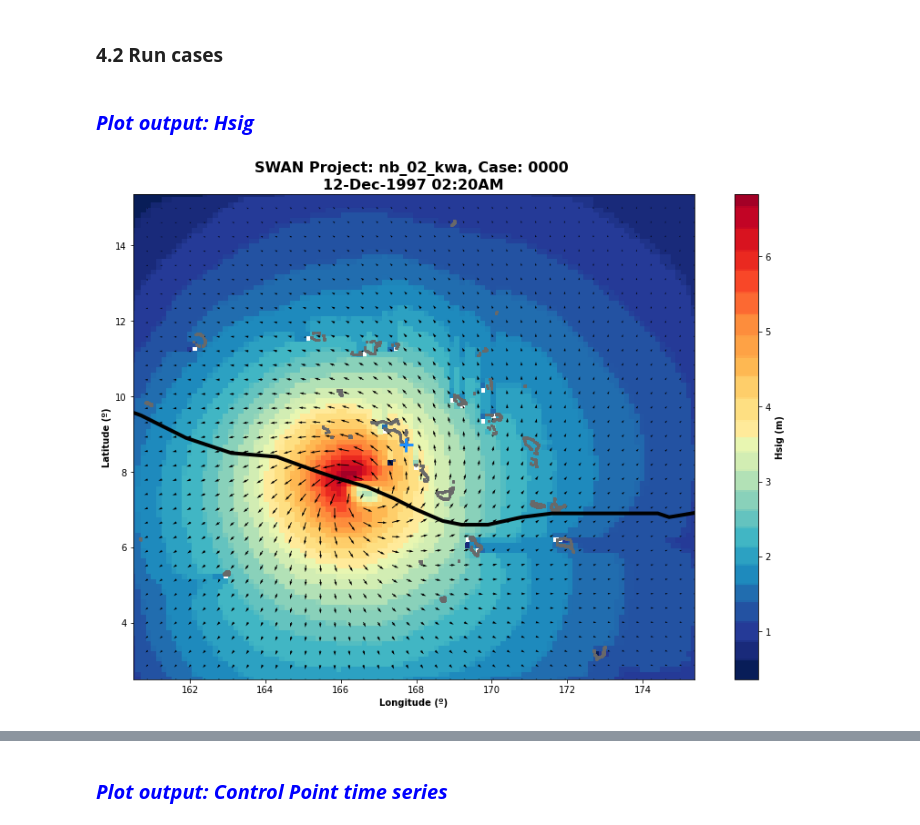
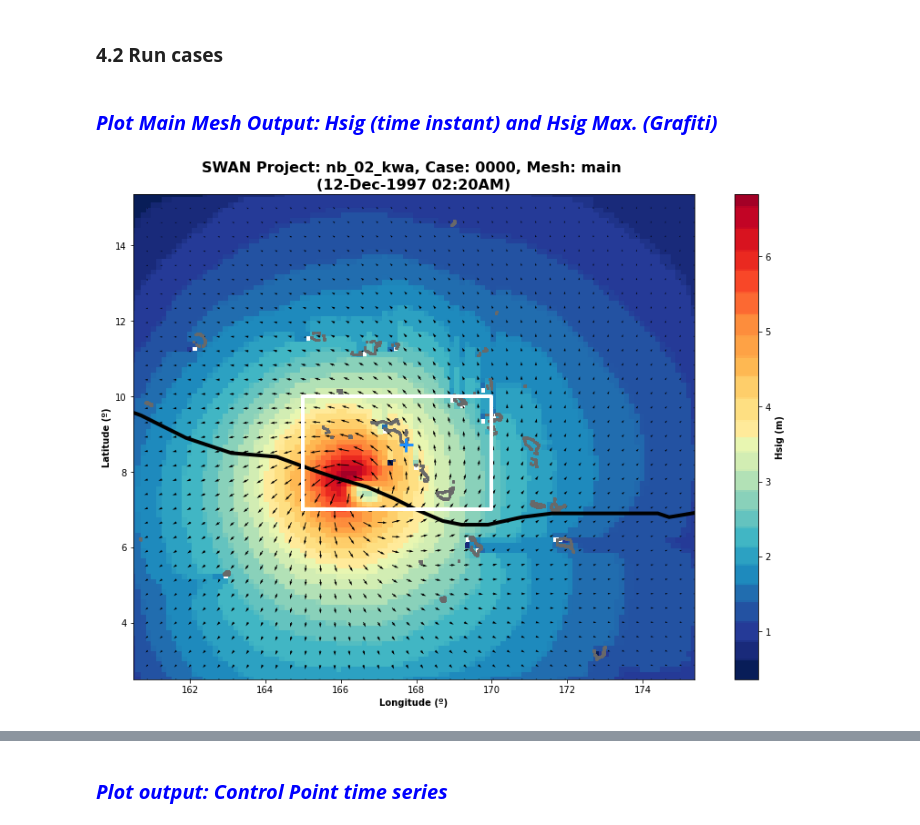
Before and after one commit to ripolln/hywaves, a Jupyter notebook: notebooks/hyswan/nb_02_Vortex_Historical.ipynb, the cells around one changed output, grey strips where cells are left out. Saved outputs shown, nothing was run; the diff lists cells and outputs as text; code cells hidden in the pictures.

```diff
--- a/notebooks/hyswan/nb_02_Vortex_Historical.ipynb
+++ b/notebooks/hyswan/nb_02_Vortex_Historical.ipynb
@@ -326,0 +325,2 @@ plot_case_vortex_input(sw, storm_track_list = [st], t_num=150);
+# %%
+plot_case_vortex_grafiti(sw, storm_track_list = [st], show_nested=True);
@@ -329,3 +335,3 @@ plot_case_vortex_input(sw, storm_track_list = [st], t_num=150);
 # %%
-plot_case_vortex_grafiti(sw, storm_track_list = [st]);
+plot_case_vortex_grafiti(sw, storm_track_list = [st], mesh=sp.mesh_nested_list[0]);
 # %% [output]
@@ -335,8 +341,8 @@ plot_case_vortex_grafiti(sw, storm_track_list = [st]);
 # %%
 sw.run_cases()
 # %% [markdown]
-#### <span style="font-family: times, Times New Roman; font-size:15pt; font-style:italic; font-weight:bold; color:blue;">Plot output: Hsig
+#### <span style="font-family: times, Times New Roman; font-size:15pt; font-style:italic; font-weight:bold; color:blue;">Plot Main Mesh Output: Hsig (time instant) and Hsig Max. (Grafiti)
 # %%
-plot_case_output(sw, storm_track_list = [st], t_num=150);
+plot_case_output(sw, storm_track_list = [st], t_num=150, show_nested=True);
 # %% [output]
-[figure, old version]
+[figure, new version]
```
Also changed, not shown: parts of 13 cells of this notebook.
